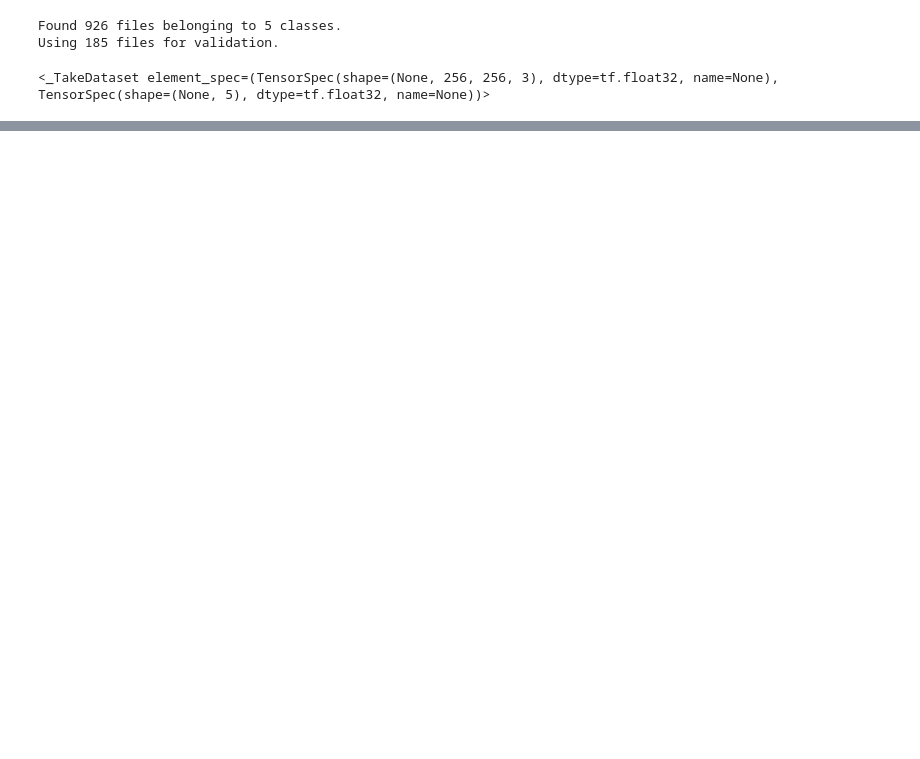
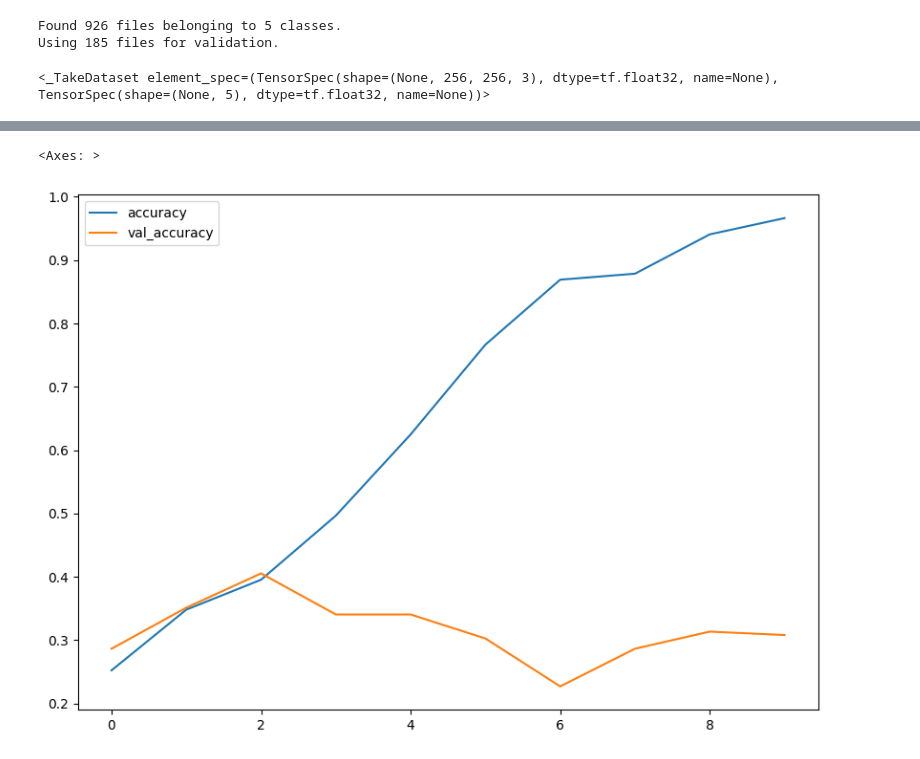
Before and after one commit to krishnara1201/image_classification, a Jupyter notebook: model.ipynb, the cells around one changed output, grey strips where cells are left out. Drawn from its saved outputs; the diff is of its cells as text; code cells hidden in the pictures; blank space fills up the shorter version.

```diff
--- a/model.ipynb
+++ b/model.ipynb
@@ -56,0 +114,27 @@ labels[0]
+# %%
+def train_model(network, epochs = 5):
+    model = Sequential(network)
+    model.compile(
+        optimizer = "adam",
+        loss = tf.keras.losses.CategoricalCrossentropy(from_logits = True),
+        metrics = ["accuracy"]
+    )
+    history = model.fit(train, epochs = epochs, validation_data = test, verbose = 1)
+    history_df = pd.DataFrame.from_dict(history.history)
+    return history_df, model
+# %%
+network = [
+    layers.Rescaling(1/255),
+    layers.Conv2D(16, 4, padding = "same", activation = "relu", input_shape = (256,256,3)),
+    layers.MaxPooling2D(),
+    layers.Conv2D(32, 4, padding = "same", activation = "relu"),
+    layers.MaxPooling2D(),
+    layers.Conv2D(64, 4, padding = "same", activation = "relu"),
+    layers.MaxPooling2D(),
+    layers.Dropout(0.2),
+    layers.Flatten(),
+    layers.Dense(128, activation = "relu"),
+    layers.Dense(5)
+]
+
+history_df, model = train_model(network, epochs = 10)
@@ -56,0 +162,5 @@ labels[0]
+# %%
+history_df[["accuracy", "val_accuracy"]].plot(figsize = (10, 7))
+# %% [output]
+<Axes: >
+[figure, added]
```
Also changed, not shown: parts of 24 cells of this notebook.
